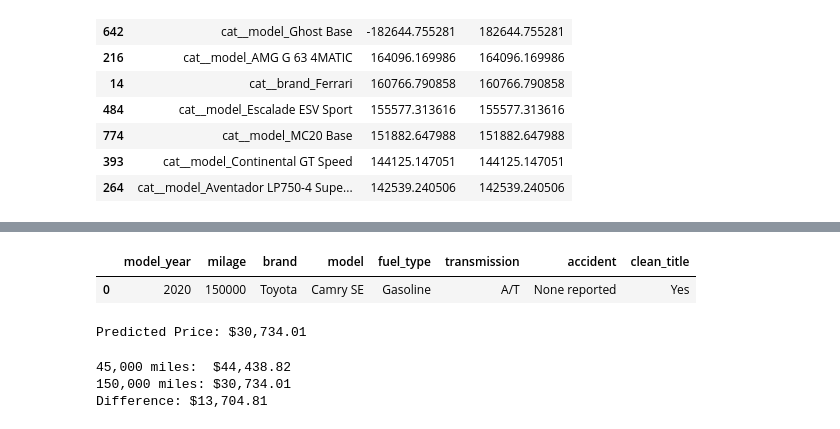
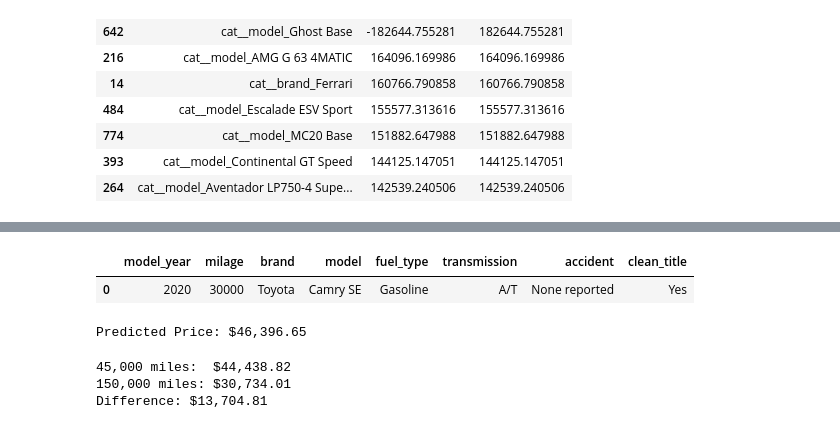
Before and after one commit to Ghostcline/-used-car-price-prediction, a Jupyter notebook: notebooks/01_used_car_prediction.ipynb, the cells around one changed output, grey strips where cells are left out. Drawn from its saved outputs; the diff is of its cells as text; code cells hidden in the pictures.

Commit message:
Complete used car price prediction ML project

```diff
--- a/notebooks/01_used_car_prediction.ipynb
+++ b/notebooks/01_used_car_prediction.ipynb
@@ -1187,25 +1266,25 @@ coefficients.sort_values(
 # %%
 new_car = pd.DataFrame([{
     "model_year": 2020,
-    "milage": 150000,
+    "milage": 30000,
     "brand": "Toyota",
     "model": "Camry SE",
     "fuel_type": "Gasoline",
     "transmission": "A/T",
     "accident": "None reported",
     "clean_title": "Yes"
 }])
 
 new_car
 # %% [output]
 |  | model_year | milage | brand | model | fuel_type | transmission | accident | clean_title |
-| 0 | 2020 | 150000 | Toyota | Camry SE | Gasoline | A/T | None reported | Yes |
+| 0 | 2020 | 30000 | Toyota | Camry SE | Gasoline | A/T | None reported | Yes |
 # %%
 predicted_price = best_model.predict(new_car)
 
 print(f"Predicted Price: ${predicted_price[0]:,.2f}")
 # %% [output]
-Predicted Price: $30,734.01
+Predicted Price: $46,396.65
 # %%
 car_low_mileage = new_car.copy()
 car_low_mileage["milage"] = 45000
```
Also changed, not shown: parts of 27 cells of this notebook, 4 other files.
